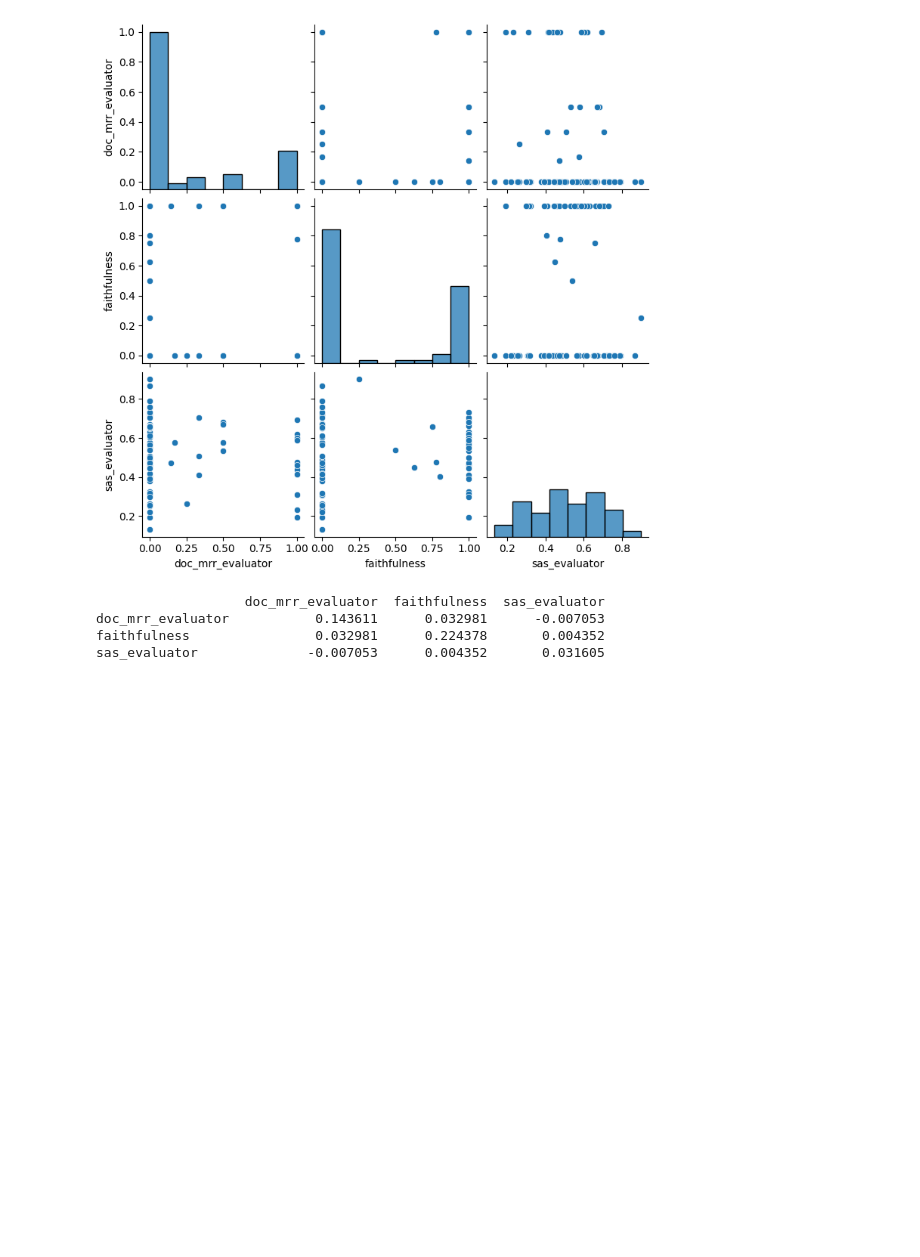
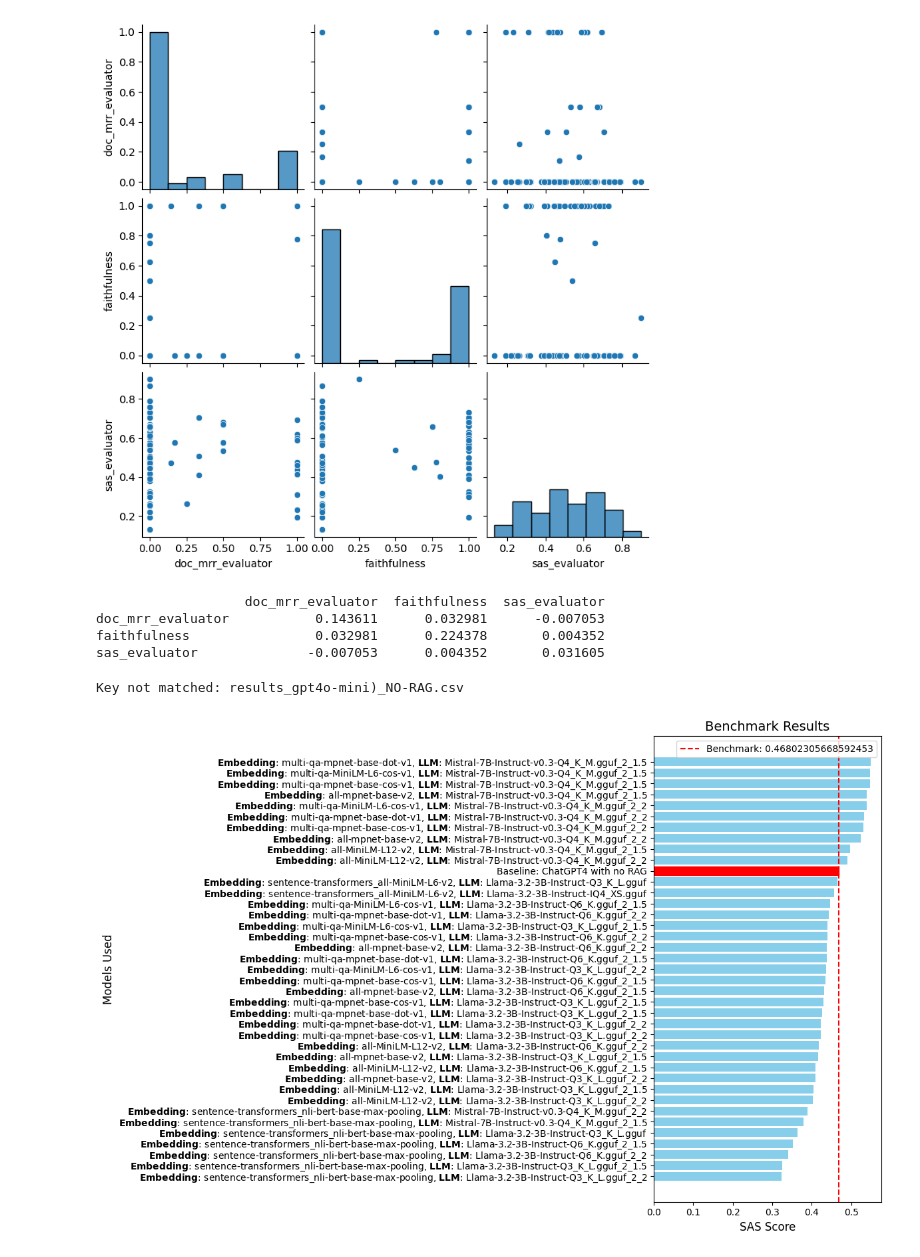
Before and after one commit to mategyerek/Capstone-RAG-project, a Jupyter notebook: Data Analysis Notebook.ipynb, the cells around one changed output. Saved outputs shown, nothing was run; the diff lists cells and outputs as text; code cells hidden in the pictures; blank space fills up the shorter version.

Commit message:
Benchmark Visual

```diff
--- a/Data Analysis Notebook.ipynb
+++ b/Data Analysis Notebook.ipynb
@@ -92,0 +125,51 @@ sas_evaluator              -0.007053      0.004352       0.031605
+# %%
+import re
+import matplotlib.pyplot as plt
+
+# Updated regex to account for variations
+pattern = r'results_([a-zA-Z0-9\-\(\)_]+)_model_weights_([a-zA-Z0-9\.\-\_]+(?:-[a-zA-Z0-9]+)*)(?:-Q\d+.*)?(?:_gguf.*?\d+.*)?\.csv'
+results = highest_eval('/Users/stefanbozhilov/Documents/GitHub/Capstone-RAG-project/results', 'sas_evaluator')
+updated_results = {}
+
+for key, value in results.items():
+    match = re.match(pattern, key)
+    if match:
+        embedding_model_name = match.group(1)
+        llm_name = match.group(2)
+        new_key = f'$\mathbf{{Embedding}}$: {embedding_model_name}, $\mathbf{{LLM}}$: {llm_name}'
+        updated_results[new_key] = value
+    else:
+        # Handle unmatchable cases (e.g., log or retain original key)
+        print(f"Key not matched: {key}")
+        updated_results['Baseline: ChatGPT4 with no RAG'] = value  # Retaining the original key
+
+# Sort results by value
+sorted_results = sorted(updated_results.items(), key=lambda item: item[1])
+
+labels = [item[0] for item in sorted_results]
+values = [item[1] for item in sorted_results]
+
+# Plotting
+plt.figure(figsize=(12, 8))
+plt.barh(labels, values, color='skyblue')
+plt.xlabel("SAS Score", fontsize=12)
+plt.ylabel("Models Used", fontsize=12)
+plt.title("Benchmark Results", fontsize=14)
+plt.tight_layout()
+
+# Highlight benchmark value
+benchmark = results.get("results_gpt4o-mini)_NO-RAG.csv", None)
+if benchmark:
+    plt.axvline(benchmark, color='red', linestyle='--', label=f"Benchmark: {benchmark}")
+    benchmark_label = 'Baseline: ChatGPT4 with no RAG'
+    benchmark_index = labels.index(benchmark_label)
+    bars = plt.barh(labels, values, color='skyblue')
+    bars[benchmark_index].set_color('red')
+    plt.legend()
+
+
+# Show plot
+plt.show()
+# %% [output]
+Key not matched: results_gpt4o-mini)_NO-RAG.csv
+[figure, added]
```
Also changed, not shown: parts of 1 cell of this notebook, 1 other file.
